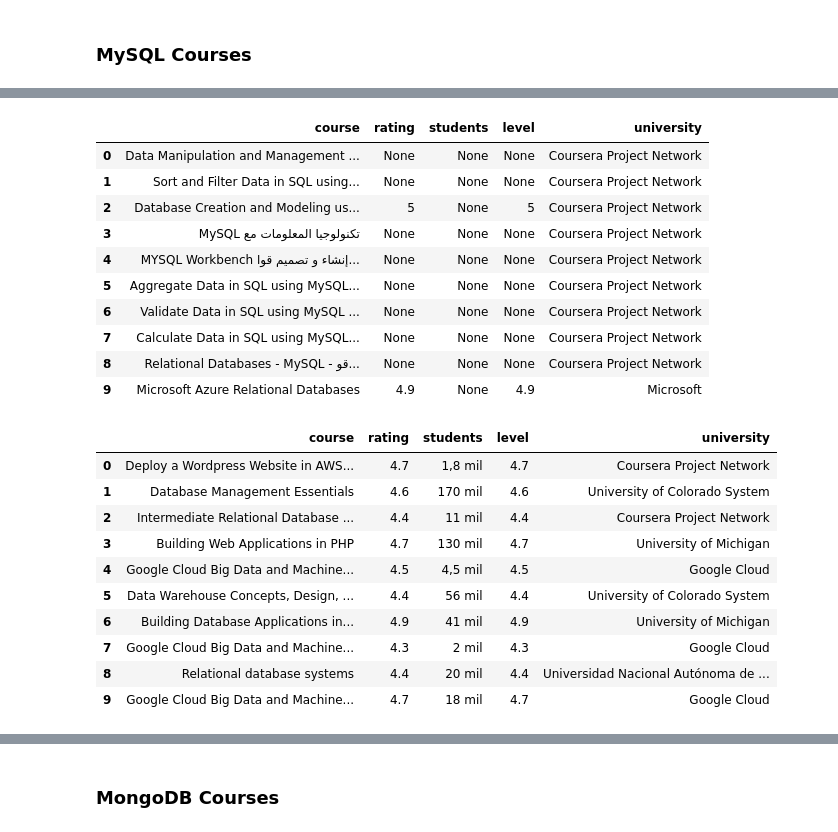
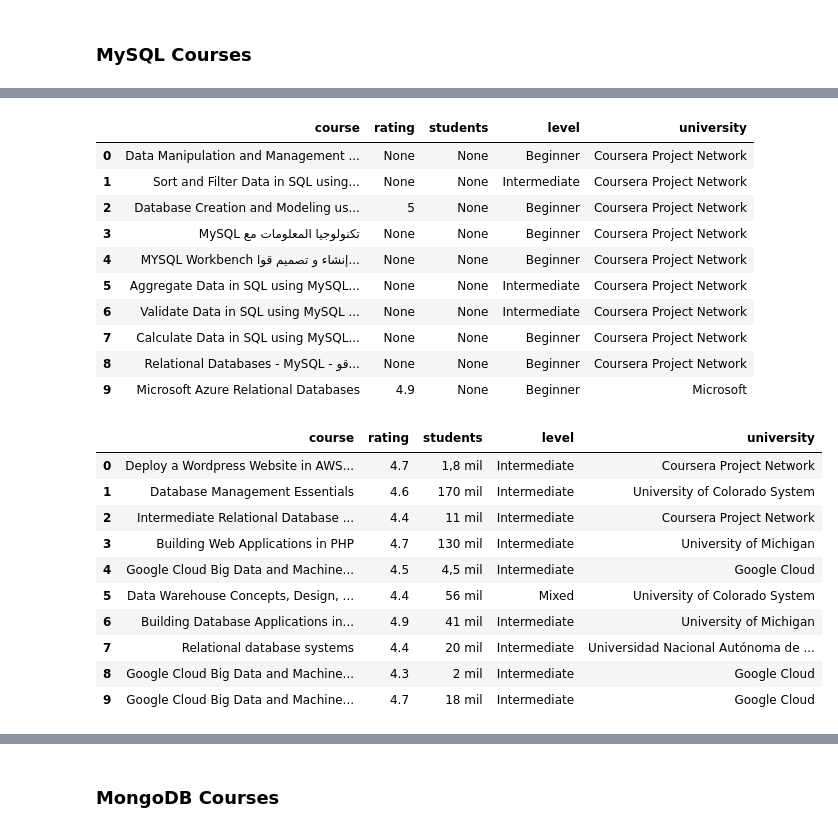
Before and after one commit to jesuschao/Coursera_Project, a Jupyter notebook: 0_Scrapping.ipynb, the cells around one changed output, grey strips where cells are left out. Saved outputs shown, nothing was run; the diff lists cells and outputs as text; code cells hidden in the pictures.

```diff
--- a/0_Scrapping.ipynb
+++ b/0_Scrapping.ipynb
@@ -180,20 +180,20 @@ universidad =[]
 
 for i in range(1,11):
     try:
-        curso.append(driver.find_element_by_xpath(f"/html/body/div[3]/div/div/main/div[2]/div/div[1]/div/div[2]/div/div/ul/li[{i}]/div/div/a/div/div/div[1]/h2").text)
-        rating.append(driver.find_element_by_xpath(f"/html/body/div[3]/div/div/main/div[2]/div/div[1]/div/div[2]/div/div/ul/li[{i}]/div/div/a/div/div/div[3]/div/div[1]/div[1]/div/span[1]").text)
+        curso.append(driver.find_element_by_xpath(f"//*[@id='main']/div[2]/div/div[1]/div/div[2]/div/div/ul/li[{i}]/div/div/a/div/div/div[1]/h2").text)
+        rating.append(driver.find_element_by_xpath(f"//*[@id='main']/div[2]/div/div[1]/div/div[2]/div/div/ul/li[{i}]/div/div/a/div/div/div[3]/div/div[1]/div[1]/div/span[1]").text)
     except:
         rating.append("None")
     try:
-        students.append(driver.find_element_by_xpath(f"/html/body/div[3]/div/div/main/div[2]/div/div[1]/div/div[2]/div/div/ul/li[{i}]/div/div/a/div/div/div[3]/div/div[1]/div[2]/span/span").text)
+        students.append(driver.find_element_by_xpath(f"//*[@id='main']/div[2]/div/div[1]/div/div[2]/div/div/ul/li[{i}]/div/div/a/div/div/div[3]/div/div[1]/div[2]/span/span").text)
     except:
         students.append("None")
     try:
-        nivel.append(driver.find_element_by_xpath(f"/html/body/div[3]/div/div/main/div[2]/div/div[1]/div/div[2]/div/div/ul/li[{i}]/div/div/a/div/div/div[3]/div/div[1]/div[1]/div/span[1]").text)
+        nivel.append(driver.find_element_by_xpath(f"//*[@id='main']/div[2]/div/div[1]/div/div[2]/div/div/ul/li[{i}]/div/div/a/div/div/div[3]/div/div[2]/div/div[2]/span").text)
     except:
         nivel.append("None")
     try:
-        universidad.append(driver.find_element_by_xpath(f"/html/body/div[3]/div/div/main/div[2]/div/div[1]/div/div[2]/div/div/ul/li[{i}]/div/div/a/div/div/div[1]/div[1]/div[2]/span").text)
+        universidad.append(driver.find_element_by_xpath(f"//*[@id='main']/div[2]/div/div[1]/div/div[2]/div/div/ul/li[{i}]/div/div/a/div/div/div[1]/div[1]/div[2]/span").text)
     except:
         universidad.append("None")
 
@@ -229,20 +229,20 @@ universidad =[]
 
 for i in range(1,11):
     try:
-        curso.append(driver.find_element_by_xpath(f"/html/body/div[3]/div/div/main/div[2]/div/div[1]/div/div[2]/div/div/ul/li[{i}]/div/div/a/div/div/div[1]/h2").text)
-        rating.append(driver.find_element_by_xpath(f"/html/body/div[3]/div/div/main/div[2]/div/div[1]/div/div[2]/div/div/ul/li[{i}]/div/div/a/div/div/div[3]/div/div[1]/div[1]/div/span[1]").text)
+        curso.append(driver.find_element_by_xpath(f"//*[@id='main']/div[2]/div/div[1]/div/div[2]/div/div/ul/li[{i}]/div/div/a/div/div/div[1]/h2").text)
+        rating.append(driver.find_element_by_xpath(f"//*[@id='main']/div[2]/div/div[1]/div/div[2]/div/div/ul/li[{i}]/div/div/a/div/div/div[3]/div/div[1]/div[1]/div/span[1]").text)
     except:
         rating.append("None")
     try:
-        students.append(driver.find_element_by_xpath(f"/html/body/div[3]/div/div/main/div[2]/div/div[1]/div/div[2]/div/div/ul/li[{i}]/div/div/a/div/div/div[3]/div/div[1]/div[2]/span/span").text)
+        students.append(driver.find_element_by_xpath(f"//*[@id='main']/div[2]/div/div[1]/div/div[2]/div/div/ul/li[{i}]/div/div/a/div/div/div[3]/div/div[1]/div[2]/span/span").text)
     except:
         students.append("None")
     try:
-        nivel.append(driver.find_element_by_xpath(f"/html/body/div[3]/div/div/main/div[2]/div/div[1]/div/div[2]/div/div/ul/li[{i}]/div/div/a/div/div/div[3]/div/div[1]/div[1]/div/span[1]").text)
+        nivel.append(driver.find_element_by_xpath(f"//*[@id='main']/div[2]/div/div[1]/div/div[2]/div/div/ul/li[{i}]/div/div/a/div/div/div[3]/div/div[2]/div/div[2]/span").text)
     except:
         nivel.append("None")
     try:
-        universidad.append(driver.find_element_by_xpath(f"/html/body/div[3]/div/div/main/div[2]/div/div[1]/div/div[2]/div/div/ul/li[{i}]/div/div/a/div/div/div[1]/div[1]/div[2]/span").text)
+        universidad.append(driver.find_element_by_xpath(f"//*[@id='main']/div[2]/div/div[1]/div/div[2]/div/div/ul/li[{i}]/div/div/a/div/div/div[1]/div[1]/div[2]/span").text)
     except:
         universidad.append("None")
 
@@ -278,20 +278,20 @@ universidad =[]
 
 for i in range(1,11):
     try:
-        curso.append(driver.find_element_by_xpath(f"/html/body/div[3]/div/div/main/div[2]/div/div[1]/div/div[2]/div/div/ul/li[{i}]/div/div/a/div/div/div[1]/h2").text)
-        rating.append(driver.find_element_by_xpath(f"/html/body/div[3]/div/div/main/div[2]/div/div[1]/div/div[2]/div/div/ul/li[{i}]/div/div/a/div/div/div[3]/div/div[1]/div[1]/div/span[1]").text)
+        curso.append(driver.find_element_by_xpath(f"//*[@id='main']/div[2]/div/div[1]/div/div[2]/div/div/ul/li[{i}]/div/div/a/div/div/div[1]/h2").text)
+        rating.append(driver.find_element_by_xpath(f"//*[@id='main']/div[2]/div/div[1]/div/div[2]/div/div/ul/li[{i}]/div/div/a/div/div/div[3]/div/div[1]/div[1]/div/span[1]").text)
     except:
         rating.append("None")
     try:
-        students.append(driver.find_element_by_xpath(f"/html/body/div[3]/div/div/main/div[2]/div/div[1]/div/div[2]/div/div/ul/li[{i}]/div/div/a/div/div/div[3]/div/div[1]/div[2]/span/span").text)
+        students.append(driver.find_element_by_xpath(f"//*[@id='main']/div[2]/div/div[1]/div/div[2]/div/div/ul/li[{i}]/div/div/a/div/div/div[3]/div/div[1]/div[2]/span/span").text)
     except:
         students.append("None")
     try:
-        nivel.append(driver.find_element_by_xpath(f"/html/body/div[3]/div/div/main/div[2]/div/div[1]/div/div[2]/div/div/ul/li[{i}]/div/div/a/div/div/div[3]/div/div[1]/div[1]/div/span[1]").text)
+        nivel.append(driver.find_element_by_xpath(f"//*[@id='main']/div[2]/div/div[1]/div/div[2]/div/div/ul/li[{i}]/div/div/a/div/div/div[3]/div/div[2]/div/div[2]/span").text)
     except:
         nivel.append("None")
     try:
-        universidad.append(driver.find_element_by_xpath(f"/html/body/div[3]/div/div/main/div[2]/div/div[1]/div/div[2]/div/div/ul/li[{i}]/div/div/a/div/div/div[1]/div[1]/div[2]/span").text)
+        universidad.append(driver.find_element_by_xpath(f"//*[@id='main']/div[2]/div/div[1]/div/div[2]/div/div/ul/li[{i}]/div/div/a/div/div/div[1]/div[1]/div[2]/span").text)
     except:
         universidad.append("None")
 
@@ -305,16 +305,16 @@ mysql3['university'] =universidad
 mysql3
 # %% [output]
 |  | course | rating | students | level | university |
-| 0 | Data Manipulation and Management ... | None | None | None | Coursera Project Network |
-| 1 | Sort and Filter Data in SQL using... | None | None | None | Coursera Project Network |
-| 2 | Database Creation and Modeling us... | 5 | None | 5 | Coursera Project Network |
-| 3 | MySQL تكنولوجيا المعلومات مع | None | None | None | Coursera Project Network |
-| 4 | MYSQL Workbench إنشاء و تصميم قوا... | None | None | None | Coursera Project Network |
-| 5 | Aggregate Data in SQL using MySQL... | None | None | None | Coursera Project Network |
-| 6 | Validate Data in SQL using MySQL ... | None | None | None | Coursera Project Network |
-| 7 | Calculate Data in SQL using MySQL... | None | None | None | Coursera Project Network |
-| 8 | Relational Databases - MySQL - قو... | None | None | None | Coursera Project Network |
-| 9 | Microsoft Azure Relational Databases | 4.9 | None | 4.9 | Microsoft |
+| 0 | Data Manipulation and Management ... | None | None | Beginner | Coursera Project Network |
+| 1 | Sort and Filter Data in SQL using... | None | None | Intermediate | Coursera Project Network |
+| 2 | Database Creation and Modeling us... | 5 | None | Beginner | Coursera Project Network |
+| 3 | MySQL تكنولوجيا المعلومات مع | None | None | Beginner | Coursera Project Network |
+| 4 | MYSQL Workbench إنشاء و تصميم قوا... | None | None | Beginner | Coursera Project Network |
+| 5 | Aggregate Data in SQL using MySQL... | None | None | Intermediate | Coursera Project Network |
+| 6 | Validate Data in SQL using MySQL ... | None | None | Intermediate | Coursera Project Network |
+| 7 | Calculate Data in SQL using MySQL... | None | None | Beginner | Coursera Project Network |
+| 8 | Relational Databases - MySQL - قو... | None | None | Beginner | Coursera Project Network |
+| 9 | Microsoft Azure Relational Databases | 4.9 | None | Beginner | Microsoft |
 # %%
 url4 = "https://www.coursera.org/search?query=mysql&page=4&index=prod_all_launched_products_term_optimization"
 driver.get(url4)
@@ -322,48 +322,48 @@ driver.get(url4)
 curso =[]
 rating=[]
 students=[]
 nivel=[]
 universidad =[]
 
 for i in range(1,11):
     try:
-        curso.append(driver.find_element_by_xpath(f"/html/body/div[3]/div/div/main/div[2]/div/div[1]/div/div[2]/div/div/ul/li[{i}]/div/div/a/div/div/div[1]/h2").text)
-        rating.append(driver.find_element_by_xpath(f"/html/body/div[3]/div/div/main/div[2]/div/div[1]/div/div[2]/div/div/ul/li[{i}]/div/div/a/div/div/div[3]/div/div[1]/div[1]/div/span[1]").text)
+        curso.append(driver.find_element_by_xpath(f"//*[@id='main']/div[2]/div/div[1]/div/div[2]/div/div/ul/li[{i}]/div/div/a/div/div/div[1]/h2").text)
+        rating.append(driver.find_element_by_xpath(f"//*[@id='main']/div[2]/div/div[1]/div/div[2]/div/div/ul/li[{i}]/div/div/a/div/div/div[3]/div/div[1]/div[1]/div/span[1]").text)
     except:
         rating.append("None")
     try:
-        students.append(driver.find_element_by_xpath(f"/html/body/div[3]/div/div/main/div[2]/div/div[1]/div/div[2]/div/div/ul/li[{i}]/div/div/a/div/div/div[3]/div/div[1]/div[2]/span/span").text)
+        students.append(driver.find_element_by_xpath(f"//*[@id='main']/div[2]/div/div[1]/div/div[2]/div/div/ul/li[{i}]/div/div/a/div/div/div[3]/div/div[1]/div[2]/span/span").text)
     except:
         students.append("None")
     try:
-        nivel.append(driver.find_element_by_xpath(f"/html/body/div[3]/div/div/main/div[2]/div/div[1]/div/div[2]/div/div/ul/li[{i}]/div/div/a/div/div/div[3]/div/div[1]/div[1]/div/span[1]").text)
+        nivel.append(driver.find_element_by_xpath(f"//*[@id='main']/div[2]/div/div[1]/div/div[2]/div/div/ul/li[{i}]/div/div/a/div/div/div[3]/div/div[2]/div/div[2]/span").text)
     except:
         nivel.append("None")
     try:
-        universidad.append(driver.find_element_by_xpath(f"/html/body/div[3]/div/div/main/div[2]/div/div[1]/div/div[2]/div/div/ul/li[{i}]/div/div/a/div/div/div[1]/div[1]/div[2]/span").text)
+        universidad.append(driver.find_element_by_xpath(f"//*[@id='main']/div[2]/div/div[1]/div/div[2]/div/div/ul/li[{i}]/div/div/a/div/div/div[1]/div[1]/div[2]/span").text)
     except:
         universidad.append("None")
 
 mysql4=pd.DataFrame()
 mysql4['course'] =curso
 mysql4['rating'] =rating
 mysql4['students'] =students
 mysql4['level'] =nivel
 mysql4['university'] =universidad
 
 mysql4
 # %% [output]
 |  | course | rating | students | level | university |
-| 0 | Deploy a Wordpress Website in AWS... | 4.7 | 1,8 mil | 4.7 | Coursera Project Network |
-| 1 | Database Management Essentials | 4.6 | 170 mil | 4.6 | University of Colorado System |
-| 2 | Intermediate Relational Database ... | 4.4 | 11 mil | 4.4 | Coursera Project Network |
-| 3 | Building Web Applications in PHP | 4.7 | 130 mil | 4.7 | University of Michigan |
-| 4 | Google Cloud Big Data and Machine... | 4.5 | 4,5 mil | 4.5 | Google Cloud |
-| 5 | Data Warehouse Concepts, Design, ... | 4.4 | 56 mil | 4.4 | University of Colorado System |
-| 6 | Building Database Applications in... | 4.9 | 41 mil | 4.9 | University of Michigan |
-| 7 | Google Cloud Big Data and Machine... | 4.3 | 2 mil | 4.3 | Google Cloud |
-| 8 | Relational database systems | 4.4 | 20 mil | 4.4 | Universidad Nacional Autónoma de ... |
-| 9 | Google Cloud Big Data and Machine... | 4.7 | 18 mil | 4.7 | Google Cloud |
+| 0 | Deploy a Wordpress Website in AWS... | 4.7 | 1,8 mil | Intermediate | Coursera Project Network |
+| 1 | Database Management Essentials | 4.6 | 170 mil | Intermediate | University of Colorado System |
+| 2 | Intermediate Relational Database ... | 4.4 | 11 mil | Intermediate | Coursera Project Network |
+| 3 | Building Web Applications in PHP | 4.7 | 130 mil | Intermediate | University of Michigan |
+| 4 | Google Cloud Big Data and Machine... | 4.5 | 4,5 mil | Intermediate | Google Cloud |
+| 5 | Data Warehouse Concepts, Design, ... | 4.4 | 56 mil | Mixed | University of Colorado System |
+| 6 | Building Database Applications in... | 4.9 | 41 mil | Intermediate | University of Michigan |
+| 7 | Relational database systems | 4.4 | 20 mil | Intermediate | Universidad Nacional Autónoma de ... |
+| 8 | Google Cloud Big Data and Machine... | 4.3 | 2 mil | Intermediate | Google Cloud |
+| 9 | Google Cloud Big Data and Machine... | 4.7 | 18 mil | Intermediate | Google Cloud |
 # %%
 url5 = "https://www.coursera.org/search?query=mysql&page=5&index=prod_all_launched_products_term_optimization"
 driver.get(url5)
```
Also changed, not shown: parts of 5 cells of this notebook, 5 other files.
